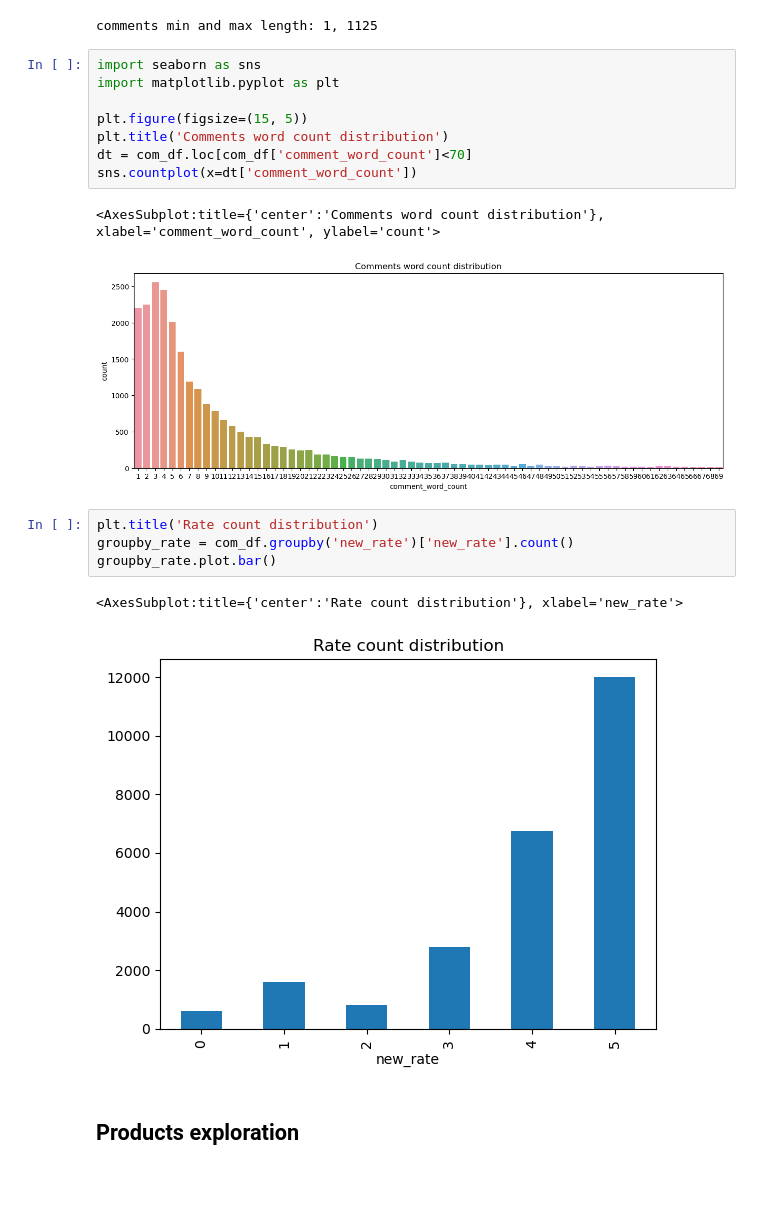
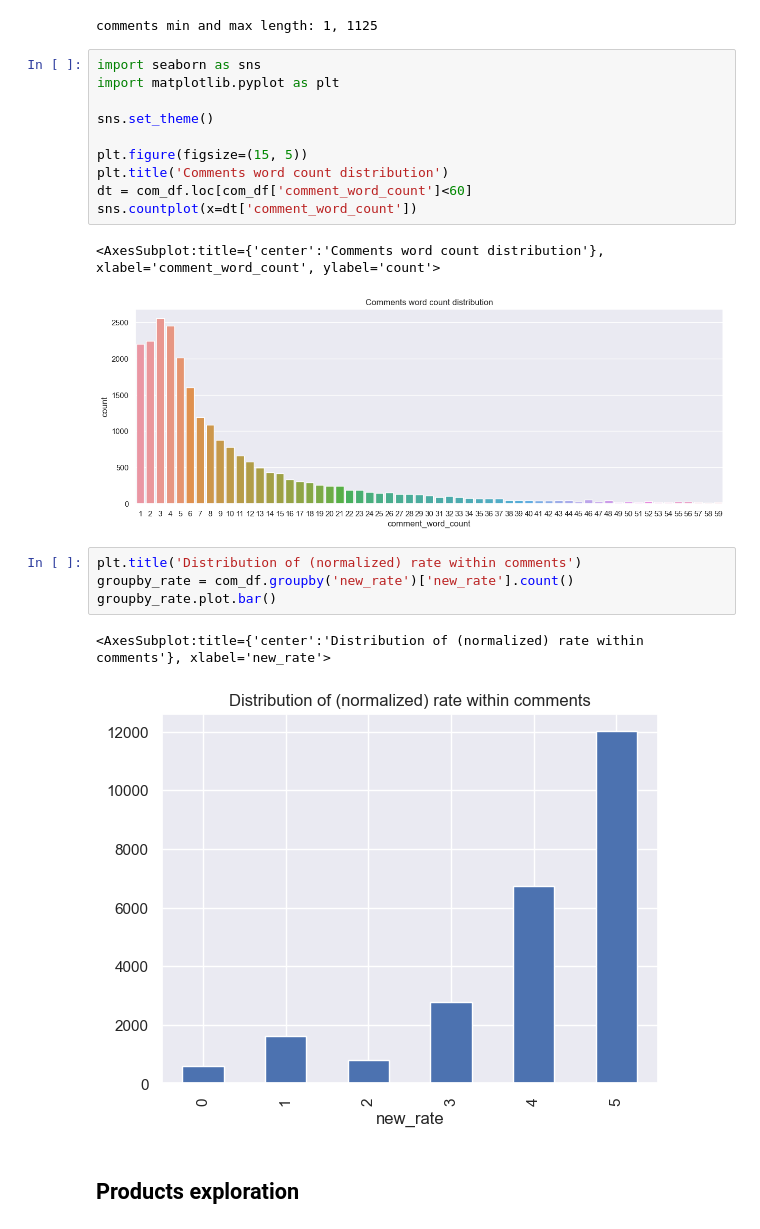
Before and after one commit to Sarina-Engine/Data-exploration, a Jupyter notebook: data_exploration.ipynb, the cells around one changed output. Drawn from its saved outputs; the diff is of its cells as text; blank space fills up the shorter version.

```diff
--- a/data_exploration.ipynb
+++ b/data_exploration.ipynb
@@ -76,20 +76,22 @@ comments min and max length: 1, 1125
 import seaborn as sns
 import matplotlib.pyplot as plt
 
+sns.set_theme()
+
 plt.figure(figsize=(15, 5))
 plt.title('Comments word count distribution')
-dt = com_df.loc[com_df['comment_word_count']<70]
+dt = com_df.loc[com_df['comment_word_count']<60]
 sns.countplot(x=dt['comment_word_count'])
 # %% [output]
 <AxesSubplot:title={'center':'Comments word count distribution'}, xlabel='comment_word_count', ylabel='count'>
-[figure, old version]
+[figure, new version]
 # %%
-plt.title('Rate count distribution')
+plt.title('Distribution of (normalized) rate within comments')
 groupby_rate = com_df.groupby('new_rate')['new_rate'].count()
 groupby_rate.plot.bar()
 # %% [output]
-<AxesSubplot:title={'center':'Rate count distribution'}, xlabel='new_rate'>
+<AxesSubplot:title={'center':'Distribution of (normalized) rate within comments'}, xlabel='new_rate'>
-[figure, old version]
+[figure, new version]
 # %% [markdown]
 ## Products exploration
 # %%
```
Also changed, not shown: parts of 3 cells of this notebook, 1 other file.
